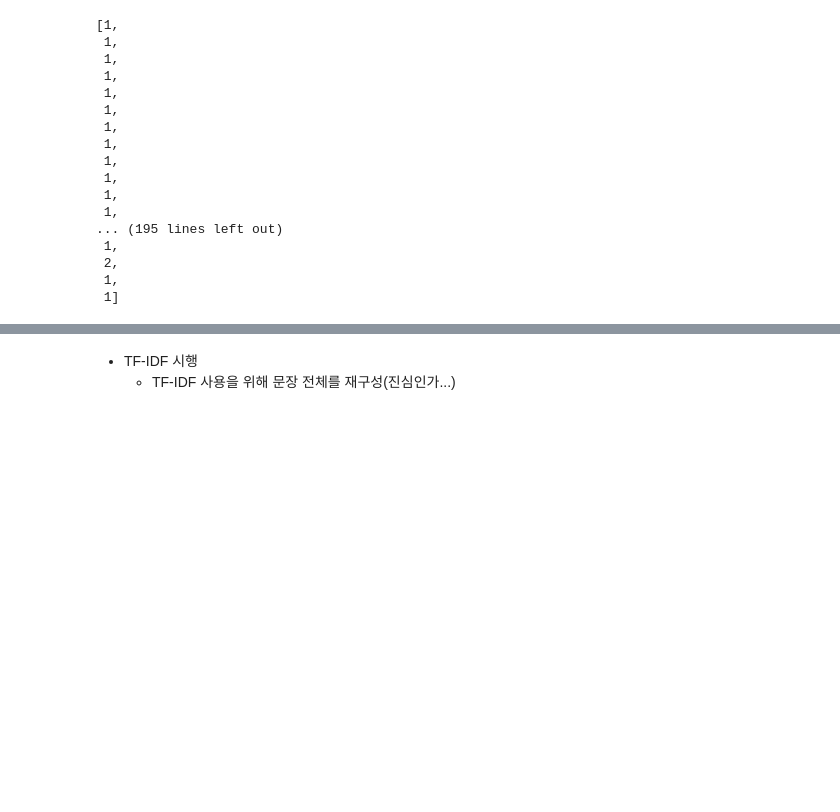
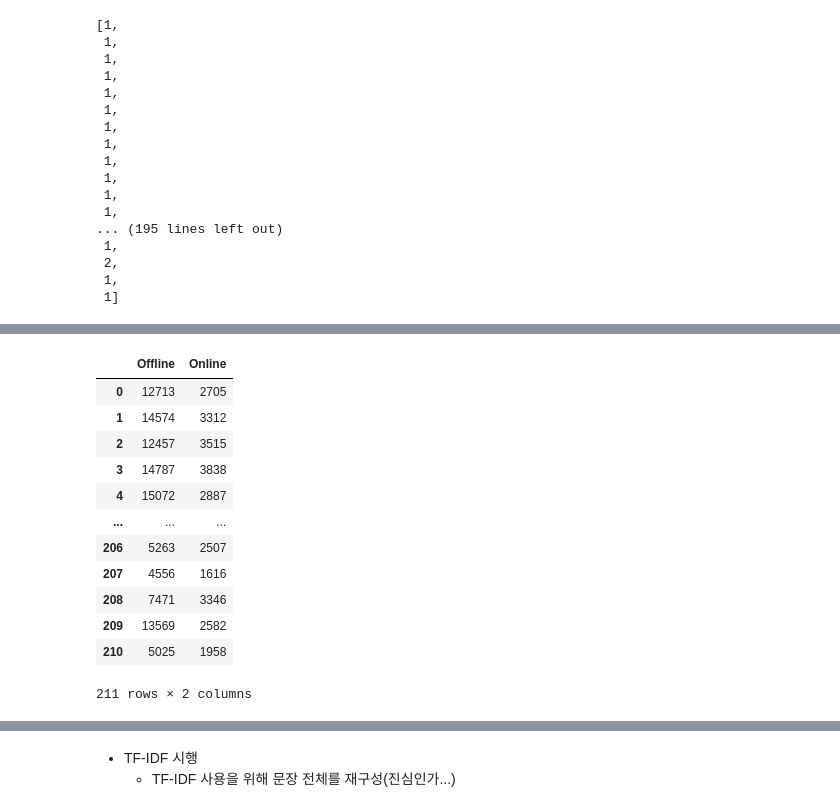
Before and after one commit to songmin9813/Leisure_Analyzer, a Jupyter notebook: Text_Mining.ipynb, the cells around one changed output, grey strips where cells are left out. Saved outputs shown, nothing was run; the diff lists cells and outputs as text; code cells hidden in the pictures; blank space fills up the shorter version.

```diff
--- a/Text_Mining.ipynb
+++ b/Text_Mining.ipynb
@@ -347,0 +387,19 @@ onoff
+# %%
+import pandas as pd
+sampledf=pd.DataFrame(data=a[:,0],columns=['Offline'])
+sampledf['Online']=a[:,1]
+sampledf
+# %% [output]
+|  | Offline | Online |
+| 0 | 12713 | 2705 |
+| 1 | 14574 | 3312 |
+| 2 | 12457 | 3515 |
+| 3 | 14787 | 3838 |
+| 4 | 15072 | 2887 |
+| ... | ... | ... |
+| 206 | 5263 | 2507 |
+| 207 | 4556 | 1616 |
+| 208 | 7471 | 3346 |
+| 209 | 13569 | 2582 |
+| 210 | 5025 | 1958 |
+211 rows × 2 columns
```
Also changed, not shown: parts of 11 cells of this notebook.
